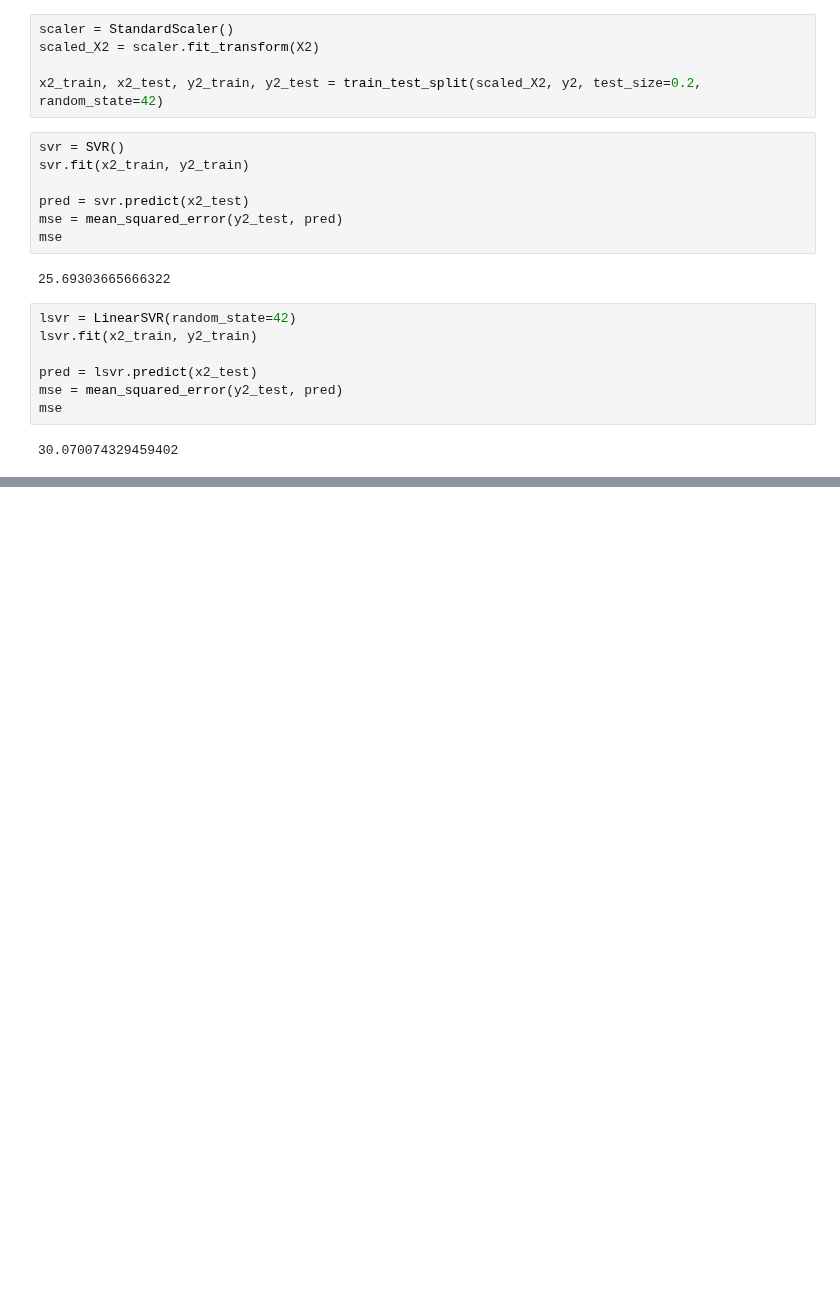
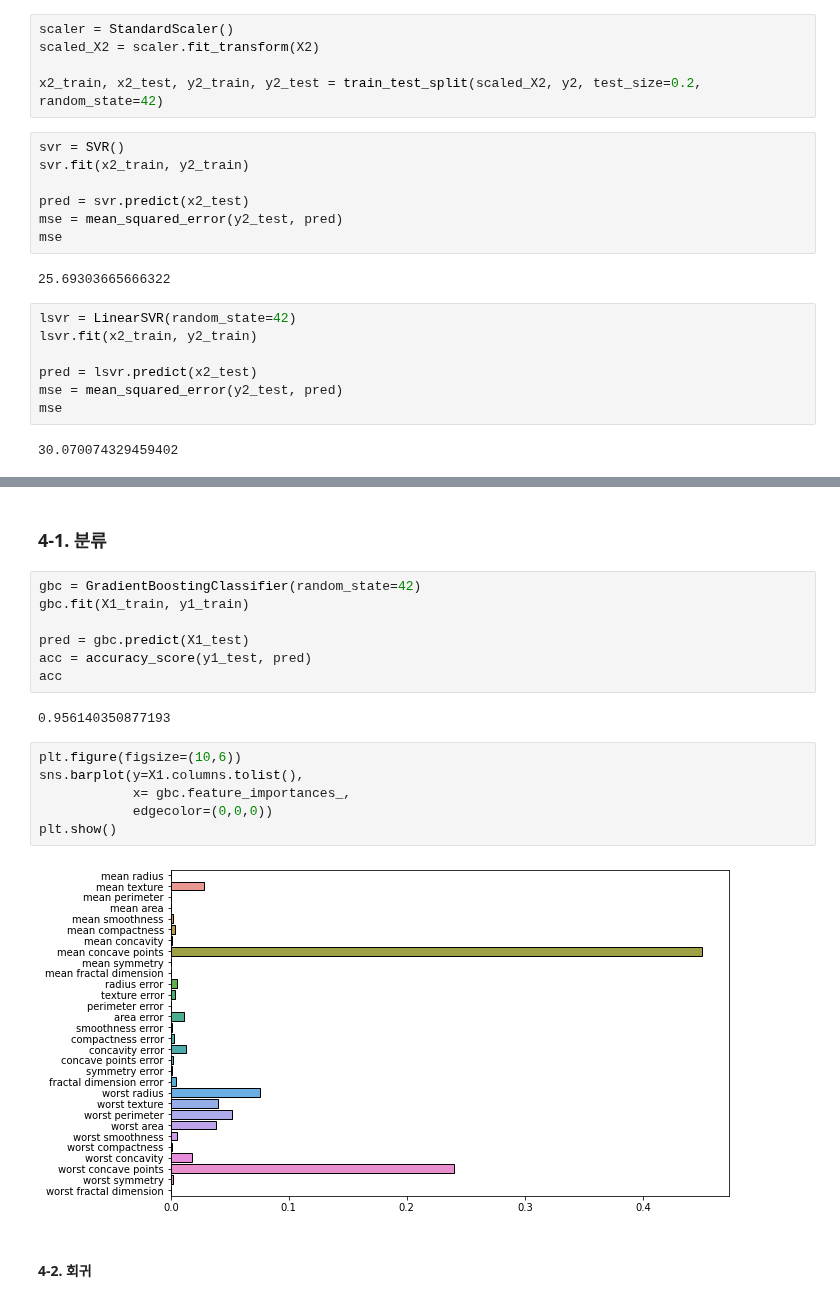
Before and after one commit to suhyehye/ADP-study, a Jupyter notebook: 00.정리/1.알고리즘정리.ipynb, the cells around one changed output, grey strips where cells are left out. Saved outputs shown, nothing was run; the diff lists cells and outputs as text; blank space fills up the shorter version.

```diff
--- a/00.정리/1.알고리즘정리.ipynb
+++ b/00.정리/1.알고리즘정리.ipynb
@@ -165,0 +272,21 @@ mse
+# %% [markdown]
+### 4-1. 분류
+# %%
+gbc = GradientBoostingClassifier(random_state=42)
+gbc.fit(X1_train, y1_train)
+
+pred = gbc.predict(X1_test)
+acc = accuracy_score(y1_test, pred)
+acc
+# %% [output]
+0.956140350877193
+# %%
+plt.figure(figsize=(10,6))
+sns.barplot(y=X1.columns.tolist(),
+            x= gbc.feature_importances_,
+            edgecolor=(0,0,0))
+plt.show()
+# %% [output]
+[figure, added]
+# %% [markdown]
+#### 4-2. 회귀
```
Also changed, not shown: parts of 46 cells of this notebook.
